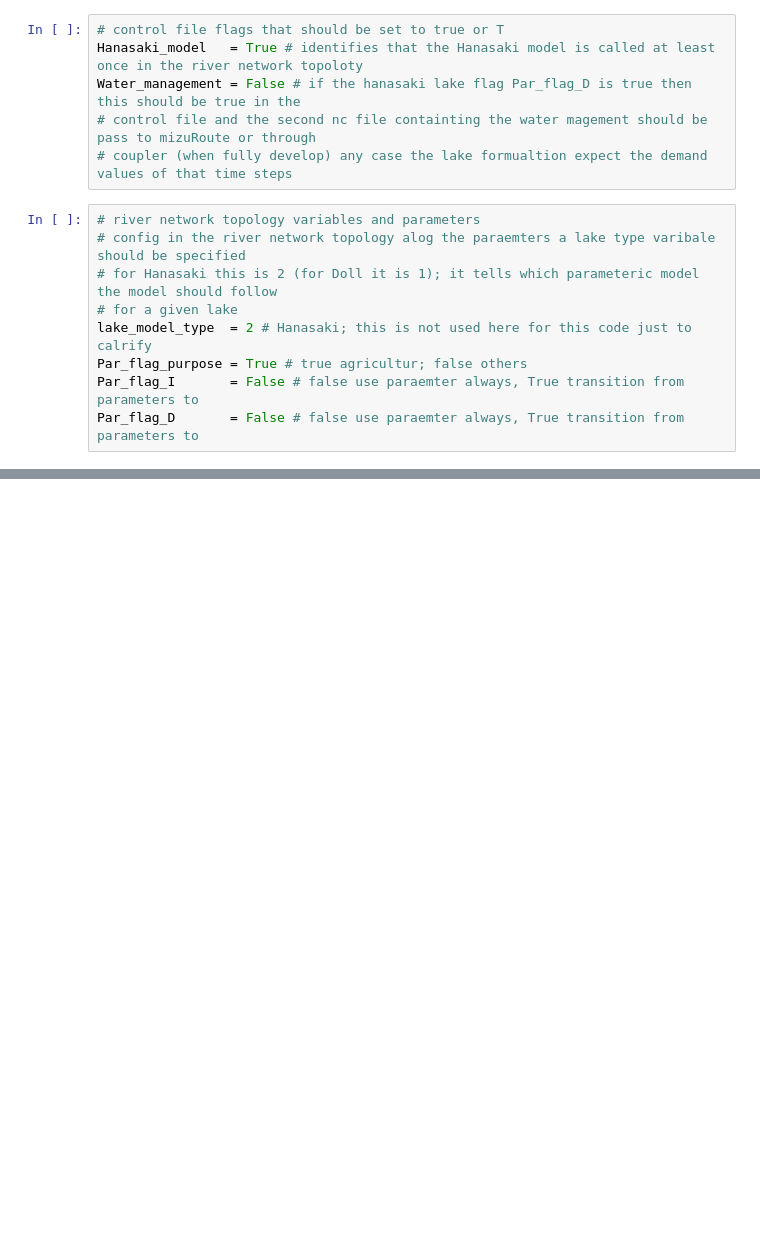
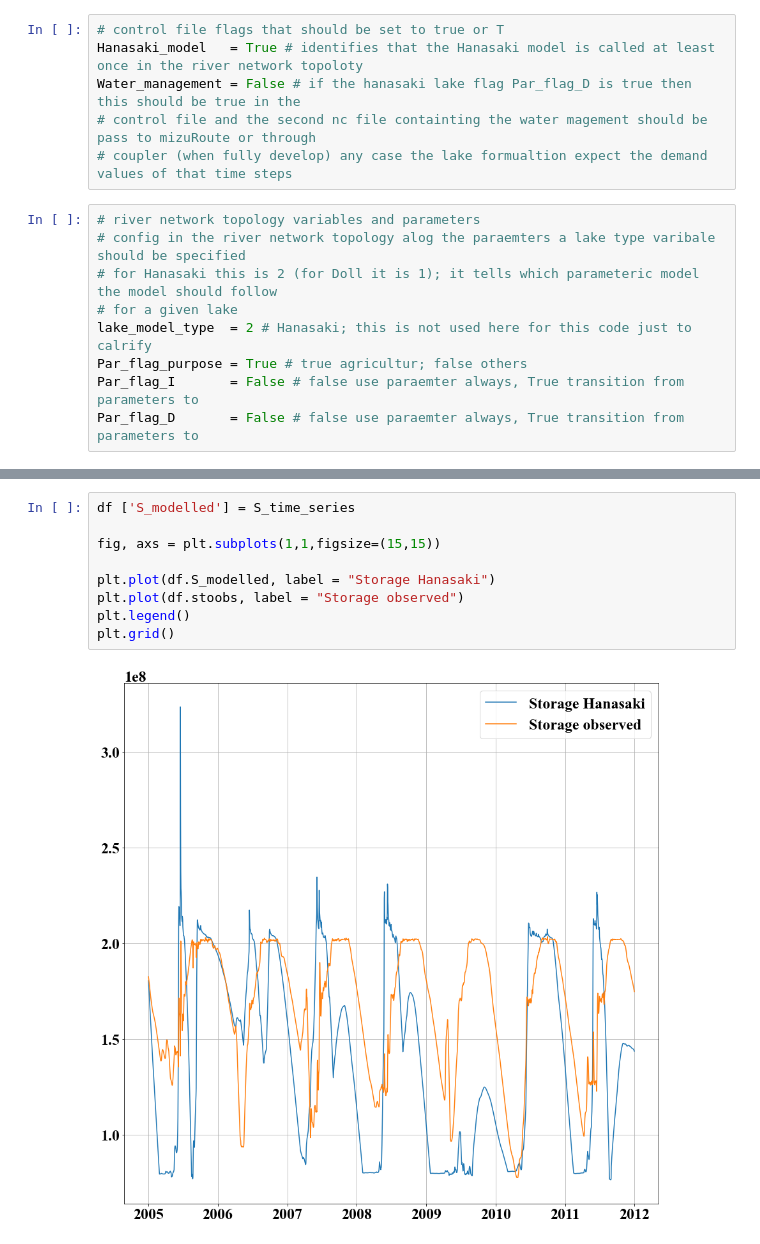
Before and after one commit to ShervanGharari/lake_models_python, a Jupyter notebook: Hanasaki/Hanasaki_Shervan.ipynb, the cells around one changed output, grey strips where cells are left out. Saved outputs shown, nothing was run; the diff lists cells and outputs as text; blank space fills up the shorter version.

```diff
--- a/Hanasaki/Hanasaki_Shervan.ipynb
+++ b/Hanasaki/Hanasaki_Shervan.ipynb
@@ -158,0 +288,11 @@ elif S > Par_Smax:
+# %%
+df ['S_modelled'] = S_time_series
+
+fig, axs = plt.subplots(1,1,figsize=(15,15))
+
+plt.plot(df.S_modelled, label = "Storage Hanasaki")
+plt.plot(df.stoobs, label = "Storage observed")
+plt.legend()
+plt.grid()
+# %% [output]
+[figure, added]
```
Also changed, not shown: parts of 4 cells of this notebook.
